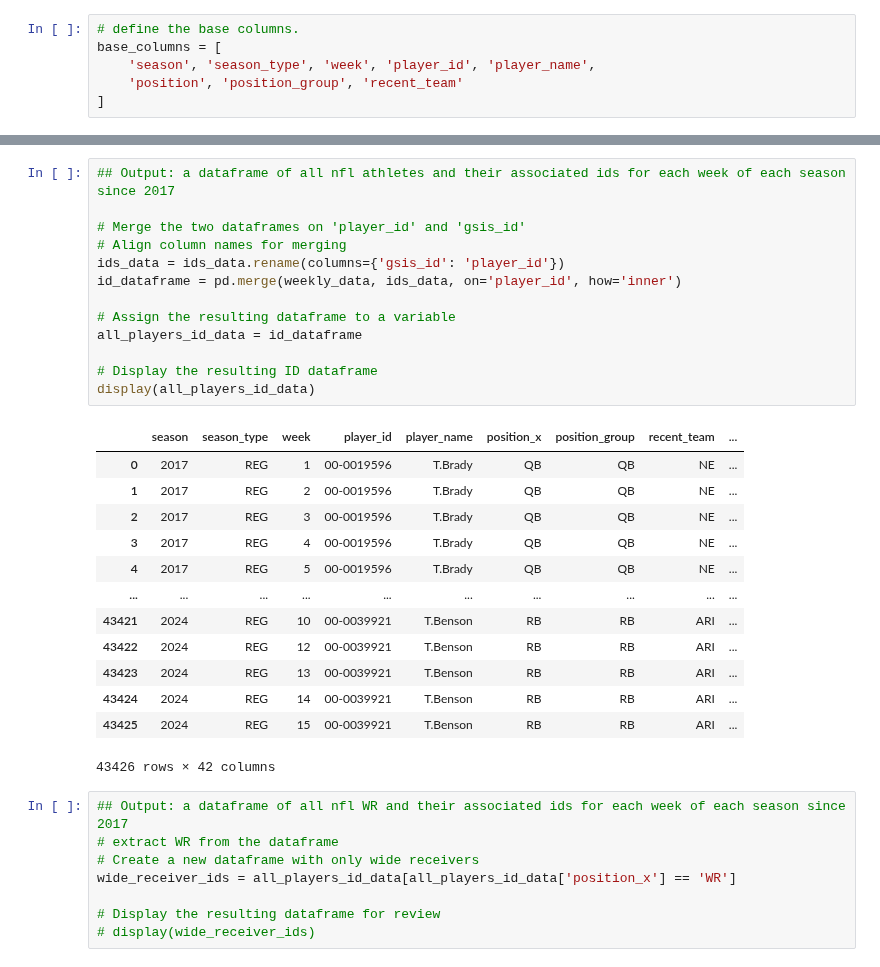
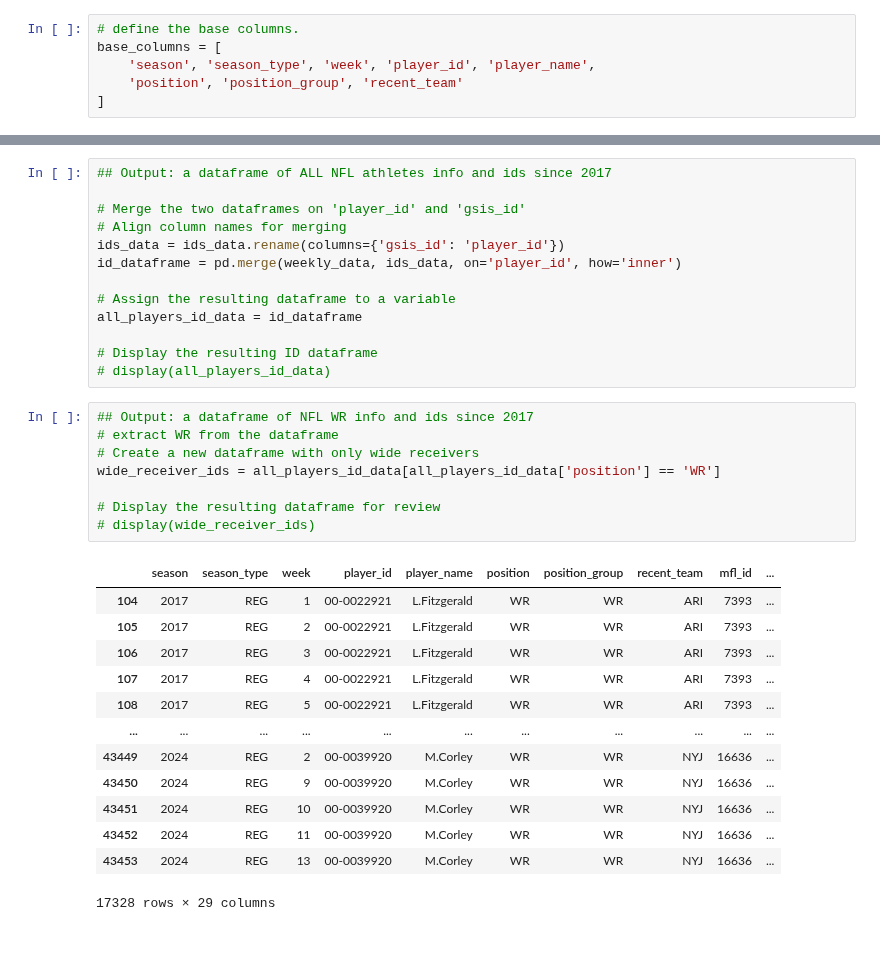
Before and after one commit to ARCtechmo/fanfav, a Jupyter notebook: wr_df.ipynb, the cells around one changed output, grey strips where cells are left out. Drawn from its saved outputs; the diff is of its cells as text.

```diff
--- a/wr_df.ipynb
+++ b/wr_df.ipynb
@@ -68,5 +108,5 @@ Downcasting floats.
 # %%
-## Output: a dataframe of all nfl athletes and their associated ids for each week of each season since 2017
+## Output: a dataframe of ALL NFL athletes info and ids since 2017
 
 # Merge the two dataframes on 'player_id' and 'gsis_id'
 # Align column names for merging
@@ -77,27 +117,27 @@ id_dataframe = pd.merge(weekly_data, ids_data, on='player_id', how='inner')
 all_players_id_data = id_dataframe
 
 # Display the resulting ID dataframe
-display(all_players_id_data)
+# display(all_players_id_data)
-# %% [output]
-|  | season | season_type | week | player_id | player_name | position_x | position_group | recent_team | ... |
-| 0 | 2017 | REG | 1 | 00-0019596 | T.Brady | QB | QB | NE | ... |
-| 1 | 2017 | REG | 2 | 00-0019596 | T.Brady | QB | QB | NE | ... |
-| 2 | 2017 | REG | 3 | 00-0019596 | T.Brady | QB | QB | NE | ... |
-| 3 | 2017 | REG | 4 | 00-0019596 | T.Brady | QB | QB | NE | ... |
-| 4 | 2017 | REG | 5 | 00-0019596 | T.Brady | QB | QB | NE | ... |
-| ... | ... | ... | ... | ... | ... | ... | ... | ... | ... |
-| 43421 | 2024 | REG | 10 | 00-0039921 | T.Benson | RB | RB | ARI | ... |
-| 43422 | 2024 | REG | 12 | 00-0039921 | T.Benson | RB | RB | ARI | ... |
-| 43423 | 2024 | REG | 13 | 00-0039921 | T.Benson | RB | RB | ARI | ... |
-| 43424 | 2024 | REG | 14 | 00-0039921 | T.Benson | RB | RB | ARI | ... |
-| 43425 | 2024 | REG | 15 | 00-0039921 | T.Benson | RB | RB | ARI | ... |
-43426 rows × 42 columns
 # %%
-## Output: a dataframe of all nfl WR and their associated ids for each week of each season since 2017
+## Output: a dataframe of NFL WR info and ids since 2017
 # extract WR from the dataframe
 # Create a new dataframe with only wide receivers
-wide_receiver_ids = all_players_id_data[all_players_id_data['position_x'] == 'WR']
+wide_receiver_ids = all_players_id_data[all_players_id_data['position'] == 'WR']
 
 # Display the resulting dataframe for review
 # display(wide_receiver_ids)
+# %% [output]
+|  | season | season_type | week | player_id | player_name | position | position_group | recent_team | mfl_id | ... |
+| 104 | 2017 | REG | 1 | 00-0022921 | L.Fitzgerald | WR | WR | ARI | 7393 | ... |
+| 105 | 2017 | REG | 2 | 00-0022921 | L.Fitzgerald | WR | WR | ARI | 7393 | ... |
+| 106 | 2017 | REG | 3 | 00-0022921 | L.Fitzgerald | WR | WR | ARI | 7393 | ... |
+| 107 | 2017 | REG | 4 | 00-0022921 | L.Fitzgerald | WR | WR | ARI | 7393 | ... |
+| 108 | 2017 | REG | 5 | 00-0022921 | L.Fitzgerald | WR | WR | ARI | 7393 | ... |
+| ... | ... | ... | ... | ... | ... | ... | ... | ... | ... | ... |
+| 43449 | 2024 | REG | 2 | 00-0039920 | M.Corley | WR | WR | NYJ | 16636 | ... |
+| 43450 | 2024 | REG | 9 | 00-0039920 | M.Corley | WR | WR | NYJ | 16636 | ... |
+| 43451 | 2024 | REG | 10 | 00-0039920 | M.Corley | WR | WR | NYJ | 16636 | ... |
+| 43452 | 2024 | REG | 11 | 00-0039920 | M.Corley | WR | WR | NYJ | 16636 | ... |
+| 43453 | 2024 | REG | 13 | 00-0039920 | M.Corley | WR | WR | NYJ | 16636 | ... |
+17328 rows × 29 columns
 # %%
```
Also changed, not shown: parts of 14 cells of this notebook.
